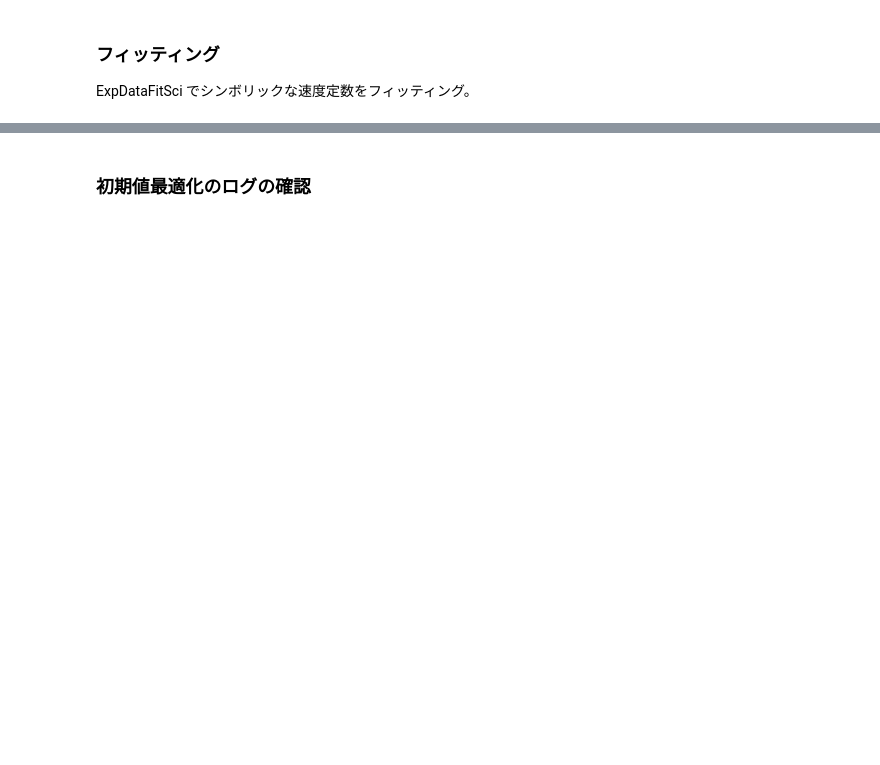
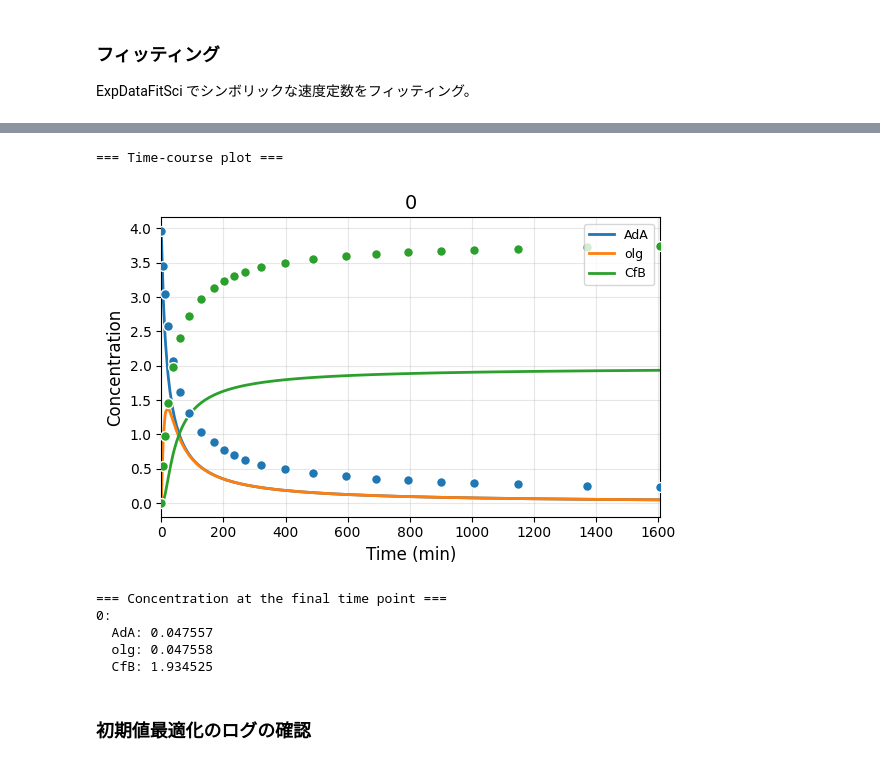
Before and after one commit to PEJpOhno/rxnfit, a Jupyter notebook: examples/08_example_script_classExpDataFitSci_ref6.ipynb, the cells around one changed output, grey strips where cells are left out. Drawn from its saved outputs; the diff is of its cells as text; code cells hidden in the pictures; blank space fills up the shorter version.

```diff
--- a/examples/08_example_script_classExpDataFitSci_ref6.ipynb
+++ b/examples/08_example_script_classExpDataFitSci_ref6.ipynb
@@ -133,6 +204,14 @@ print(f"CPU time: {h:02d}:{m:02d}:{s:02d}")
 # %%
 # 経時変化を図示（plot_fitted_solution を使用）
-fit_sci.plot_fitted_solution(expdata_df=df1, species=['AdA', 'olg', 'recip_mMn'])
+fit_sci.plot_fitted_solution(expdata_df=df1, species=['AdA', 'olg', 'CfB'])
+# %% [output]
+=== Time-course plot ===
+[figure, added]
+=== Concentration at the final time point ===
+0:
+  AdA: 0.047557
+  olg: 0.047558
+  CfB: 1.934525
 # %% [markdown]
 ### 初期値最適化のログの確認
 # %%
```
Also changed, not shown: parts of 7 cells of this notebook, 1 other file.
